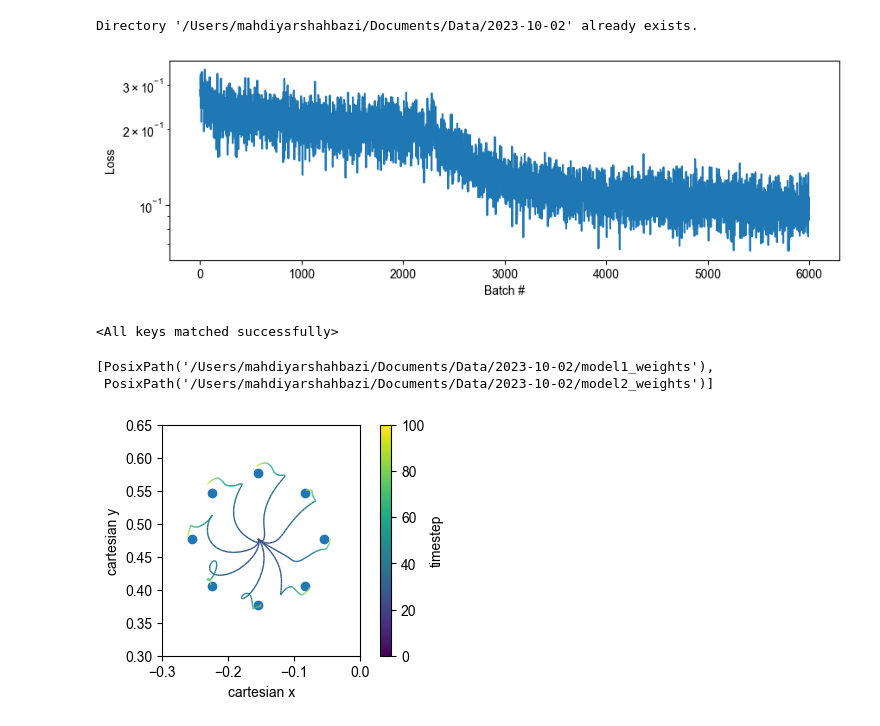
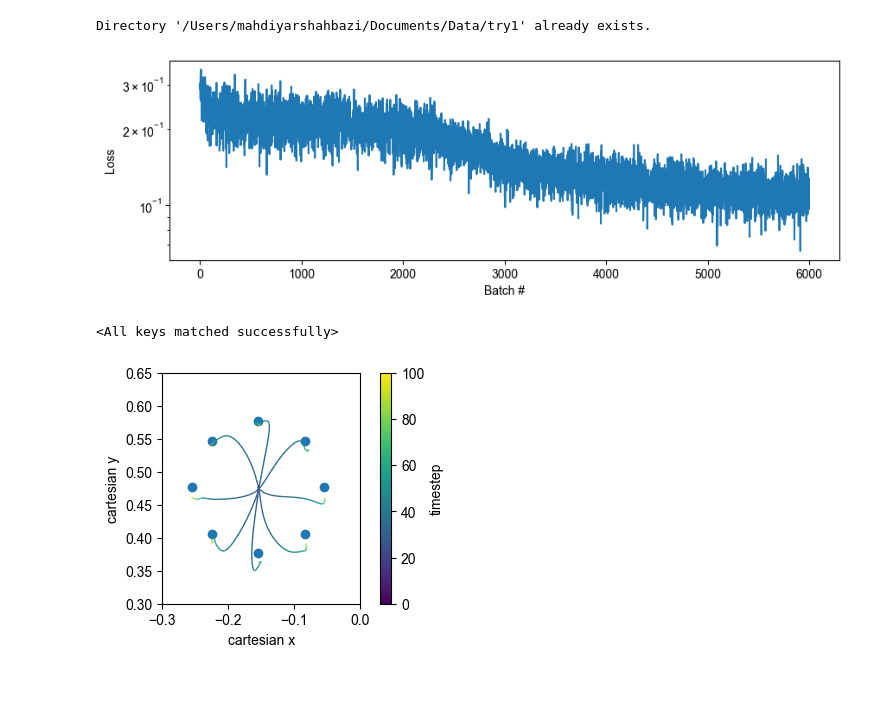
Before and after one commit to mshahbazi1997/MotorSavingModel, a Jupyter notebook: notebooks/test.ipynb, the cells around one changed output. Cells and saved outputs as stored; diff of their text form; code cells hidden in the pictures; blank space fills up the shorter version.

```diff
--- a/notebooks/test.ipynb
+++ b/notebooks/test.ipynb
@@ -14,12 +17,17 @@ import numpy as np
 # %%
-data_dir = create_directory('2023-10-02')
-model_num = 2
+data_dir = create_directory(directory_name='try1')
 
-weight_file = os.path.join(data_dir, f"model{model_num}_weights")
-log_file = os.path.join(data_dir, f"model{model_num}_log.json")
-cfg_file = os.path.join(data_dir, f"model{model_num}_cfg.json")
+model_num = 1
+model_name = "model{:02d}".format(model_num)
+phase: int = 1
+ff_coefficient = float(str(0))
+
+
+weight_file = os.path.join(data_dir, f"{model_name}_phase={phase}_FFCoef={ff_coefficient}_weights")
+log_file = os.path.join(data_dir, f"{model_name}_phase={phase}_FFCoef={ff_coefficient}_log.json")
+cfg_file = os.path.join(data_dir, f"{model_name}_phase={phase}_FFCoef={ff_coefficient}_cfg.json")
 # %% [output]
-Directory '/Users/mahdiyarshahbazi/Documents/Data/2023-10-02' already exists.
+Directory '/Users/mahdiyarshahbazi/Documents/Data/try1' already exists.
 # %%
 # retrieve and plot training history
 with open(log_file, 'r') as file:
@@ -30,7 +38,7 @@ plt.rcParams['font.family'] = "Arial"
 ax = plot_training_log(log=loaded_training_log)
 fig.savefig(data_dir+f'/model{model_num}_loss.pdf',bbox_inches='tight')
 # %% [output]
-[figure, old version]
+[figure, new version]
 # %%
 # test model
 
@@ -61,7 +69,7 @@ proprioception_noise = cfg['proprioception_noise'][0]
 vision_noise = cfg['vision_noise'][0]
 
 # force-field
-# ff_coefficient = cfg['ff_coefficient']
+ff_coefficient = cfg['ff_coefficient']
 
 # initialize environment
 max_ep_duration = cfg['max_ep_duration']
@@ -84,40 +87,35 @@ directory_list = [directory for directory in Path(data_dir).glob('model*_w*t*')
-# %%
-directory_list
-# %% [output]
-[PosixPath('/Users/mahdiyarshahbazi/Documents/Data/2023-10-02/model1_weights'),
- PosixPath('/Users/mahdiyarshahbazi/Documents/Data/2023-10-02/model2_weights')]
 # %%
 # Evaluation
 batch_size = 8
 # initialize batch
 
 endpoint_load = th.from_numpy(np.repeat(np.expand_dims(np.array([0, 0]), axis=0),batch_size, axis=0))
 FF_matvel = th.tensor([[0, -0], [0, 0]], dtype=th.float32)
 
-obs, info = env.reset(condition ="test",catch_trial_perc=0,options={'batch_size':batch_size},ff_coefficient=8)
+obs, info = env.reset(condition ="test",catch_trial_perc=0,options={'batch_size':batch_size},ff_coefficient=ff_coefficient)
 
 h = policy.init_hidden(batch_size=batch_size)
 terminated = False
 
 # initial positions and targets
 xy = [info["states"]["fingertip"][:, None, :]]
 tg = [info["goal"][:, None, :]]
 
 # simulate whole episode
 while not terminated:  # will run until `max_ep_duration` is reached
   action, h = policy(obs, h)
 
   obs, reward, terminated, truncated, info = env.step(action=action)
 
   vel = info["states"]["cartesian"][:,2:]
   endpoint_load = vel@FF_matvel.T
 
   xy.append(info["states"]["fingertip"][:,None,:])  # trajectories
   tg.append(info["goal"][:,None,:])  # targets
 
 # concatenate into a (batch_size, n_timesteps, xy) tensor
 xy = th.detach(th.cat(xy, axis=1))
 tg = th.detach(th.cat(tg, axis=1))
 plot_simulations(xy=xy, target_xy=tg)
 # %% [output]
-[figure, old version]
+[figure, new version]
```
Also changed, not shown: parts of 2 cells of this notebook, 1 other file.
